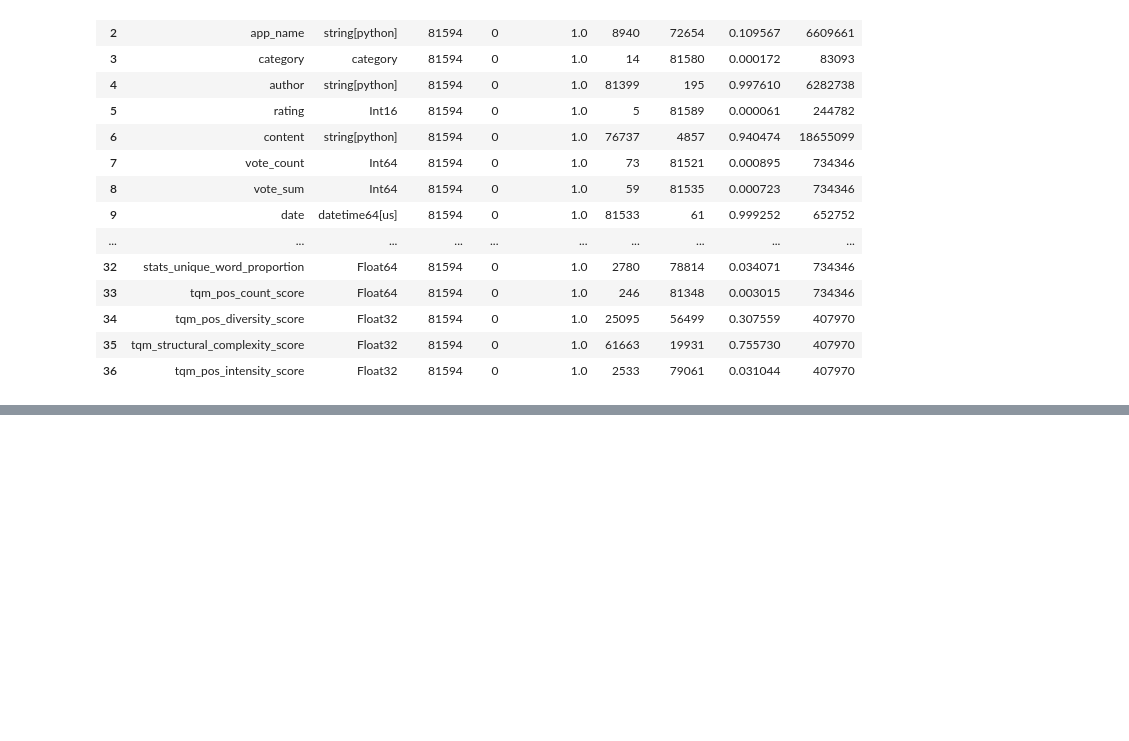
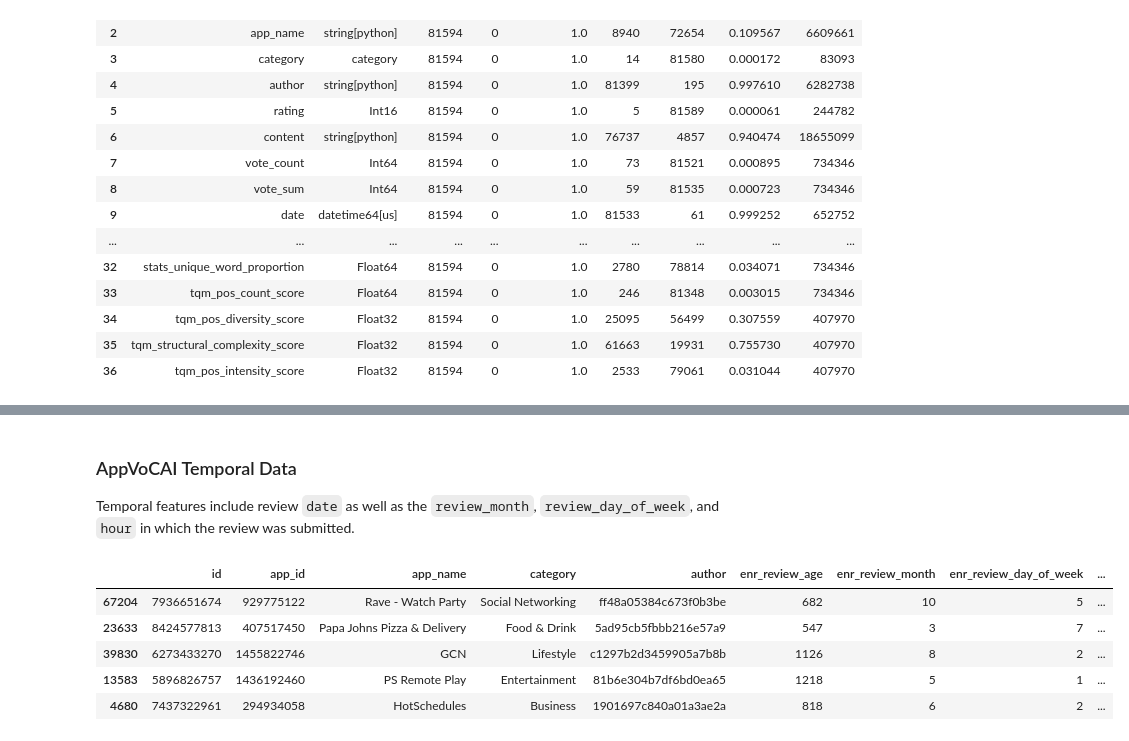
Before and after one commit to variancexplained/genai-lab-slm, a Jupyter notebook: notebooks/content/02_eda/01_overview.ipynb, the cells around one changed output, grey strips where cells are left out. Cells and saved outputs as stored; diff of their text form; code cells hidden in the pictures; blank space fills up the shorter version.

```diff
--- a/notebooks/content/02_eda/01_overview.ipynb
+++ b/notebooks/content/02_eda/01_overview.ipynb
@@ -197,0 +252,12 @@ In essence, this dataset’s completeness and a mix of low- and high-cardinality
+# %% [markdown]
+### AppVoCAI Temporal Data
+Temporal features include review `date` as well as the `review_month`, `review_day_of_week`, and `hour` in which the review was submitted.
+# %%
+eda.sample(n=5, random_state=4, column_subset=["temporal"])
+# %% [output]
+|  | id | app_id | app_name | category | author | enr_review_age | enr_review_month | enr_review_day_of_week | ... |
+| 67204 | 7936651674 | 929775122 | Rave - Watch Party | Social Networking | ff48a05384c673f0b3be | 682 | 10 | 5 | ... |
+| 23633 | 8424577813 | 407517450 | Papa Johns Pizza & Delivery | Food & Drink | 5ad95cb5fbbb216e57a9 | 547 | 3 | 7 | ... |
+| 39830 | 6273433270 | 1455822746 | GCN | Lifestyle | c1297b2d3459905a7b8b | 1126 | 8 | 2 | ... |
+| 13583 | 5896826757 | 1436192460 | PS Remote Play | Entertainment | 81b6e304b7df6bd0ea65 | 1218 | 5 | 1 | ... |
+| 4680 | 7437322961 | 294934058 | HotSchedules | Business | 1901697c840a01a3ae2a | 818 | 6 | 2 | ... |
```
Also changed, not shown: parts of 24 cells of this notebook, 50 other files.
